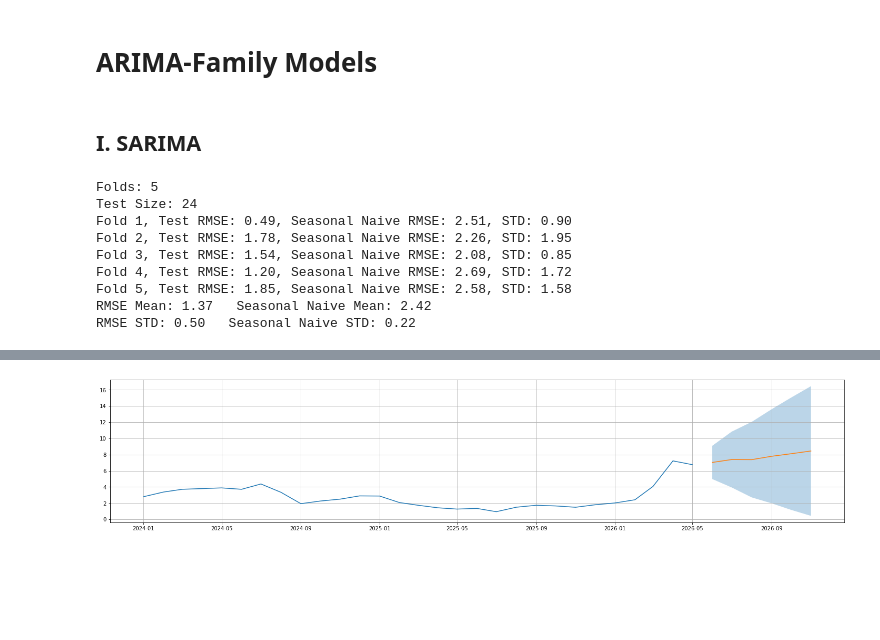
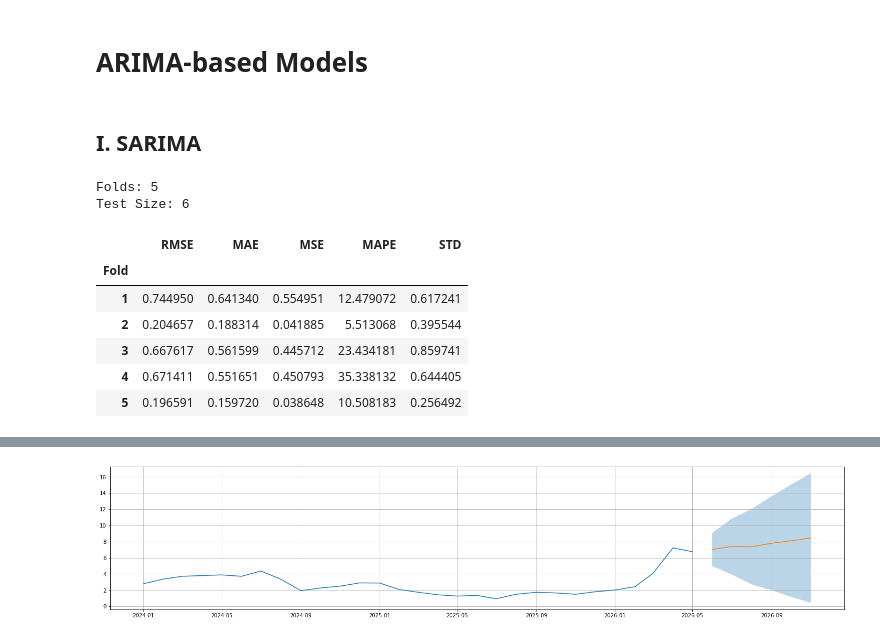
Before and after one commit to xxtofff/Inflation-Forecasting, a Jupyter notebook: notebooks/04_sarima.ipynb, the cells around one changed output, grey strips where cells are left out. Saved outputs shown, nothing was run; the diff lists cells and outputs as text; code cells hidden in the pictures; blank space fills up the shorter version.

Commit message:
added naive

```diff
--- a/notebooks/03_sarima.ipynb
+++ b/notebooks/04_sarima.ipynb
@@ -1,5 +1,5 @@
 # %% [markdown]
-# ARIMA-Family Models
+# ARIMA-based Models
 # %%
 import pandas as pd
 import matplotlib.pyplot as plt
@@ -15,17 +15,24 @@ from src.models.sarima import *
 inf_data = pd.read_csv('..//data//processed//combined_macro_data.csv').set_index(['Date'])
 inf_data.index = pd.to_datetime(inf_data.index)
 inf_rate = inf_data['InflationRate'].dropna()
+# %%
+n_splits = 5
+months_ahead = 6
+test_size = months_ahead
+
+inf_train = inf_rate[:-test_size]
+inf_test = inf_rate[-test_size:]
 # %% [markdown]
 ## I. SARIMA
 # %%
-sarimax_test(ts_data=inf_rate, test_size = 24, n_splits=5)
+sarimax_test(ts_data=inf_train, test_size = test_size, n_splits=n_splits)
 # %% [output]
 Folds: 5
-Test Size: 24
-Fold 1, Test RMSE: 0.49, Seasonal Naive RMSE: 2.51, STD: 0.90
-Fold 2, Test RMSE: 1.78, Seasonal Naive RMSE: 2.26, STD: 1.95
-Fold 3, Test RMSE: 1.54, Seasonal Naive RMSE: 2.08, STD: 0.85
-Fold 4, Test RMSE: 1.20, Seasonal Naive RMSE: 2.69, STD: 1.72
-Fold 5, Test RMSE: 1.85, Seasonal Naive RMSE: 2.58, STD: 1.58
-RMSE Mean: 1.37   Seasonal Naive Mean: 2.42
-RMSE STD: 0.50   Seasonal Naive STD: 0.22
+Test Size: 6
+|  | RMSE | MAE | MSE | MAPE | STD |
+| Fold |  |  |  |  |  |
+| 1 | 0.744950 | 0.641340 | 0.554951 | 12.479072 | 0.617241 |
+| 2 | 0.204657 | 0.188314 | 0.041885 | 5.513068 | 0.395544 |
+| 3 | 0.667617 | 0.561599 | 0.445712 | 23.434181 | 0.859741 |
+| 4 | 0.671411 | 0.551651 | 0.450793 | 35.338132 | 0.644405 |
+| 5 | 0.196591 | 0.159720 | 0.038648 | 10.508183 | 0.256492 |
```
Also changed, not shown: parts of 27 cells of this notebook, 20 other files.
